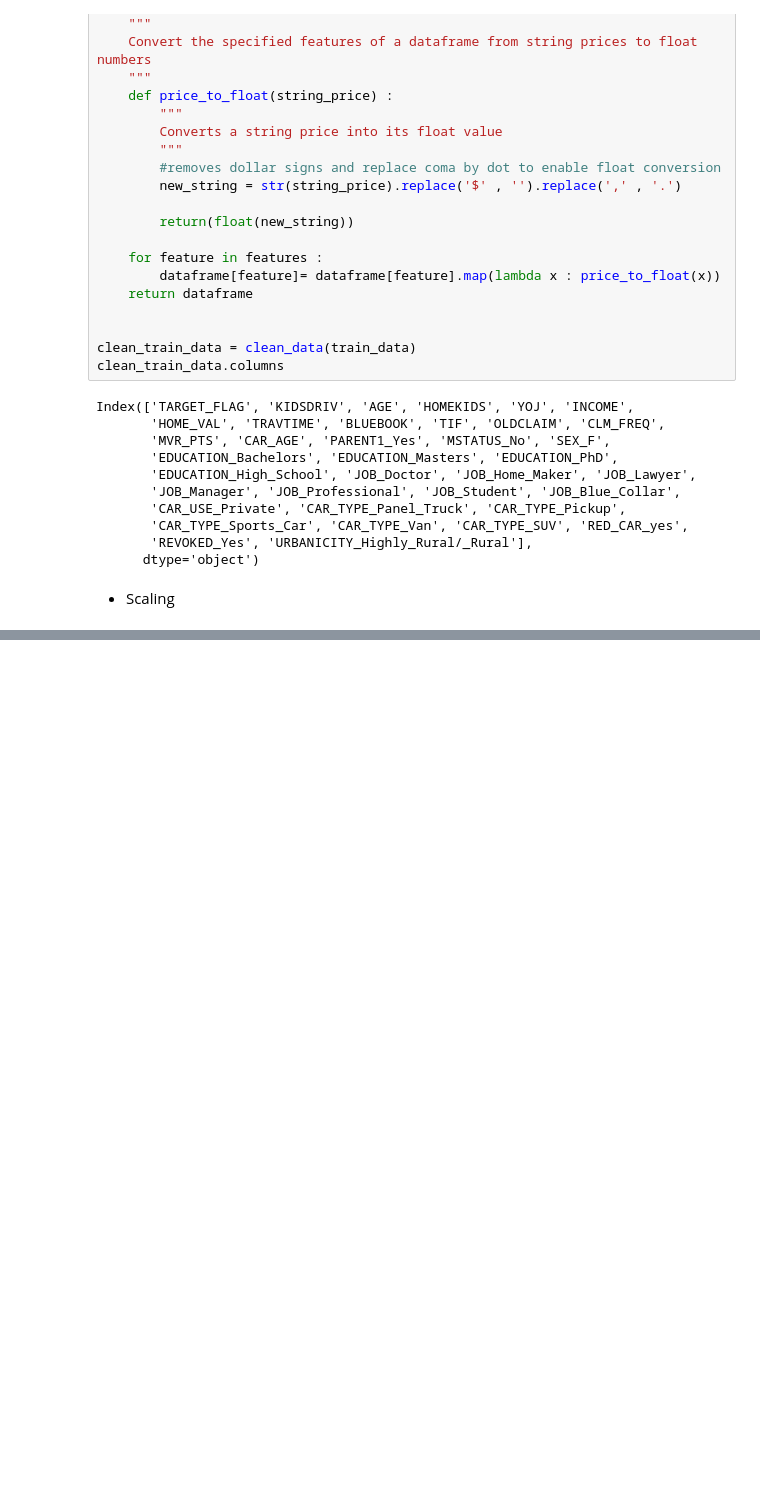
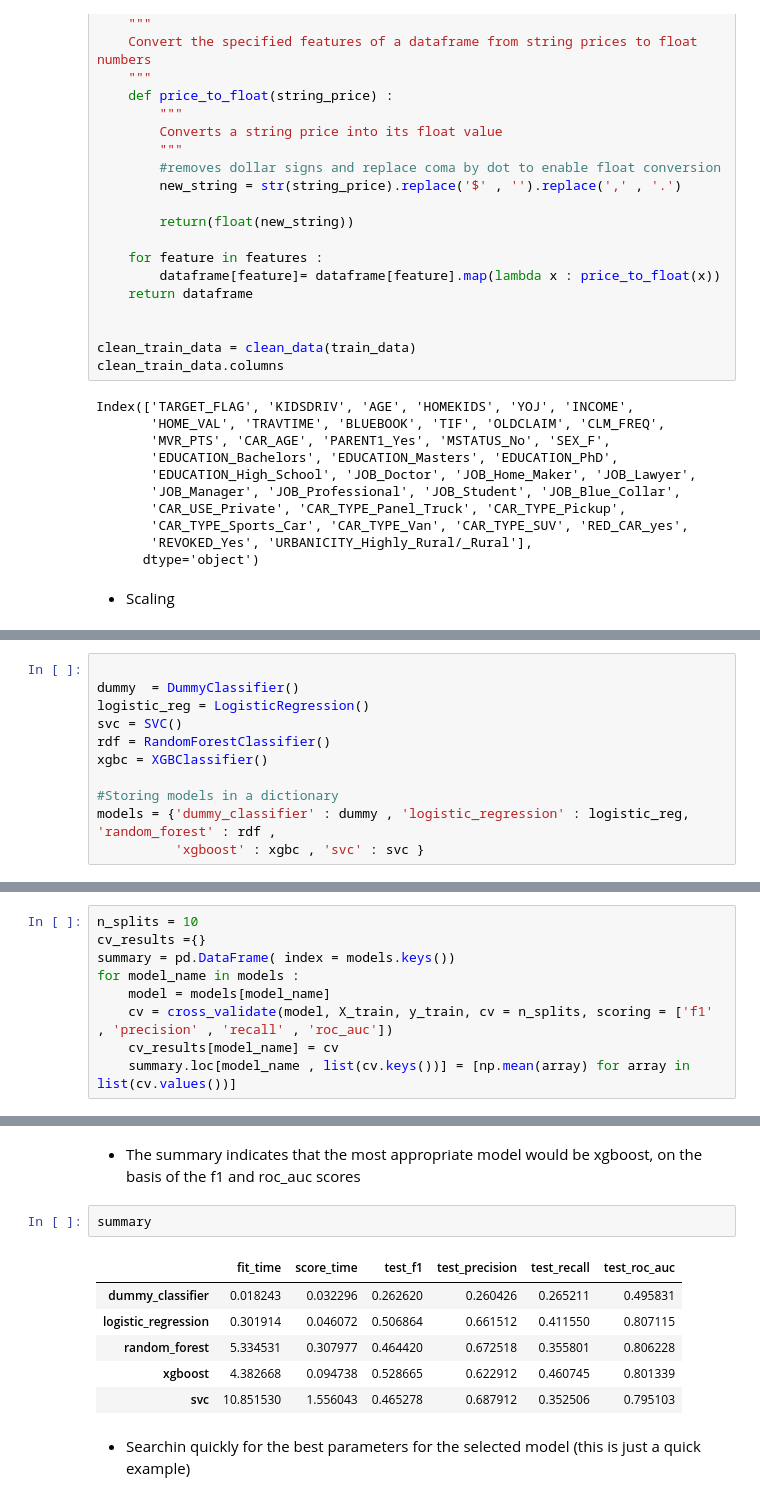
Before and after one commit to MilCL/Insurance_test, a Jupyter notebook: Main.ipynb, the cells around one changed output, grey strips where cells are left out. Cells and saved outputs as stored; diff of their text form; blank space fills up the shorter version.

```diff
--- a/Main.ipynb
+++ b/Main.ipynb
@@ -259,0 +276,11 @@ ValueError: at least one array or dtype is required
+# %%
+
+dummy  = DummyClassifier()
+logistic_reg = LogisticRegression()
+svc = SVC()
+rdf = RandomForestClassifier()
+xgbc = XGBClassifier()
+
+#Storing models in a dictionary
+models = {'dummy_classifier' : dummy , 'logistic_regression' : logistic_reg, 'random_forest' : rdf ,
+          'xgboost' : xgbc , 'svc' : svc }
@@ -259,0 +289,9 @@ ValueError: at least one array or dtype is required
+# %%
+n_splits = 10
+cv_results ={}
+summary = pd.DataFrame( index = models.keys())
+for model_name in models :
+    model = models[model_name]
+    cv = cross_validate(model, X_train, y_train, cv = n_splits, scoring = ['f1' , 'precision' , 'recall' , 'roc_auc'])
+    cv_results[model_name] = cv
+    summary.loc[model_name , list(cv.keys())] = [np.mean(array) for array in list(cv.values())]
@@ -259,0 +309,13 @@ ValueError: at least one array or dtype is required
+# %% [markdown]
+- The summary indicates that the most appropriate model would be xgboost, on the basis of the f1 and roc_auc scores
+# %%
+summary
+# %% [output]
+|  | fit_time | score_time | test_f1 | test_precision | test_recall | test_roc_auc |
+| dummy_classifier | 0.018243 | 0.032296 | 0.262620 | 0.260426 | 0.265211 | 0.495831 |
+| logistic_regression | 0.301914 | 0.046072 | 0.506864 | 0.661512 | 0.411550 | 0.807115 |
+| random_forest | 5.334531 | 0.307977 | 0.464420 | 0.672518 | 0.355801 | 0.806228 |
+| xgboost | 4.382668 | 0.094738 | 0.528665 | 0.622912 | 0.460745 | 0.801339 |
+| svc | 10.851530 | 1.556043 | 0.465278 | 0.687912 | 0.352506 | 0.795103 |
+# %% [markdown]
+- Searchin quickly for the best parameters for the selected model (this is just a quick example)
```
Also changed, not shown: parts of 17 cells of this notebook.
